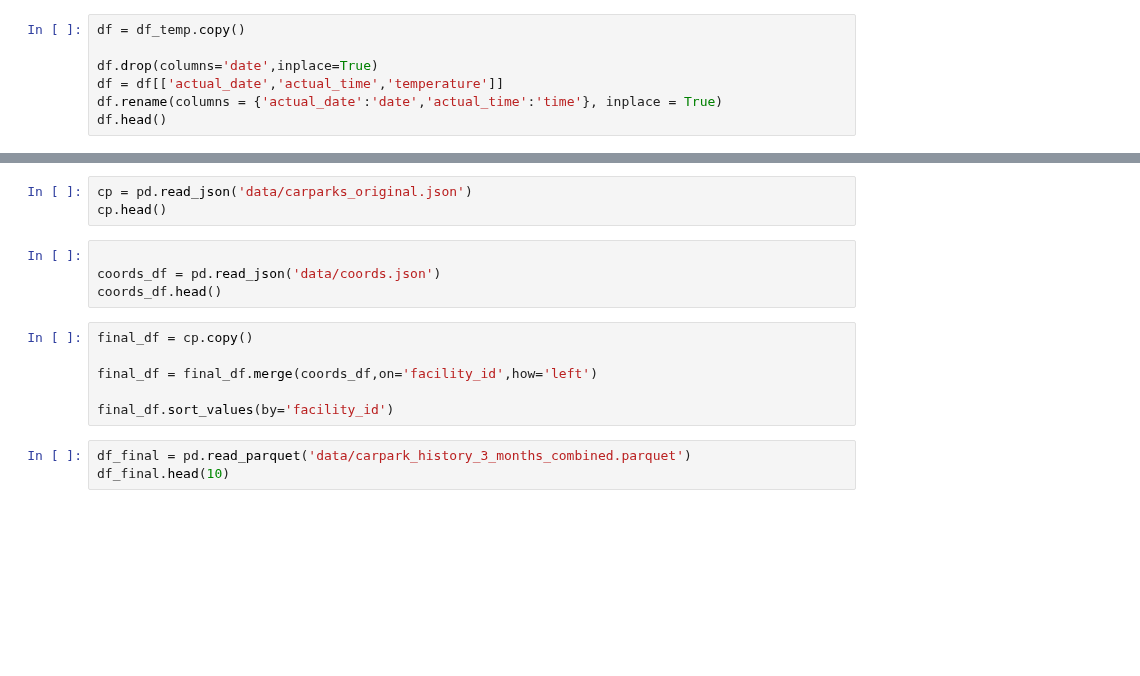
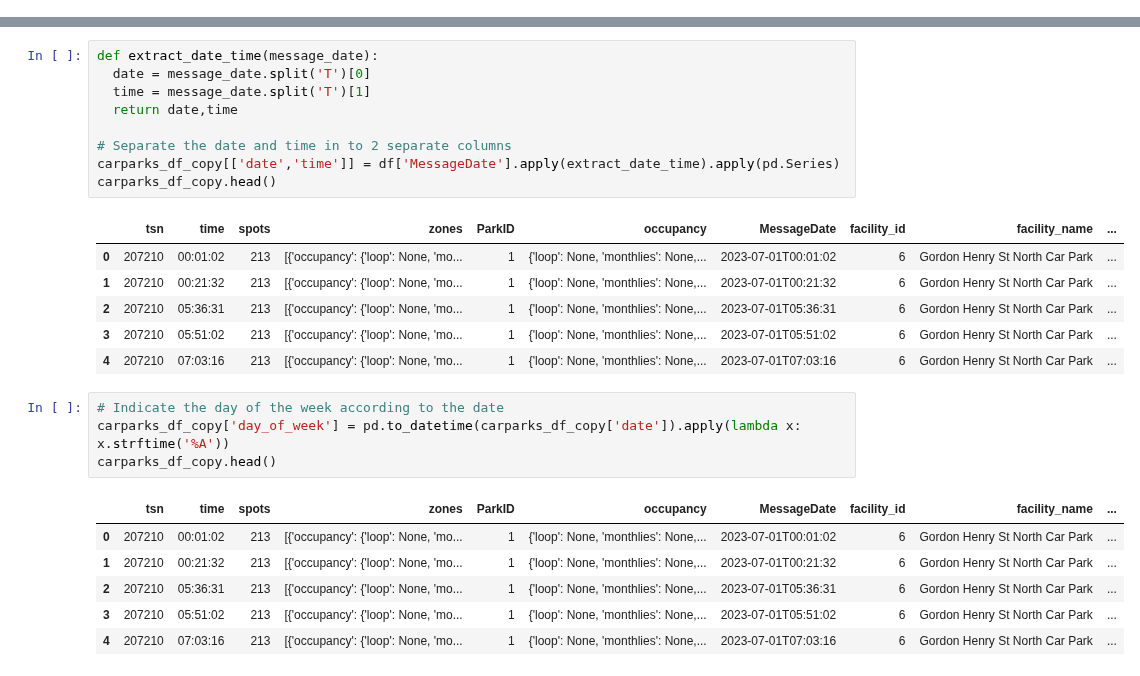
Before and after one commit to M13Mwongo/parking-spot-predictor, a Jupyter notebook: requests_mwiti.ipynb, the cells around one changed output, grey strips where cells are left out. Cells and saved outputs as stored; diff of their text form; blank space fills up the shorter version.

```diff
--- a/requests_mwiti.ipynb
+++ b/requests_mwiti.ipynb
@@ -269,7 +18,0 @@ df_temp
-# %%
-df = df_temp.copy()
-
-df.drop(columns='date',inplace=True)
-df = df[['actual_date','actual_time','temperature']]
-df.rename(columns = {'actual_date':'date','actual_time':'time'}, inplace = True)
-df.head()
@@ -293,16 +19,27 @@ df_aggregate
-# %%
-cp = pd.read_json('data/carparks_original.json')
-cp.head()
-# %%
-
-coords_df = pd.read_json('data/coords.json')
-coords_df.head()
-# %%
-final_df = cp.copy()
-
-final_df = final_df.merge(coords_df,on='facility_id',how='left')
-
-final_df.sort_values(by='facility_id')
-# %%
-df_final = pd.read_parquet('data/carpark_history_3_months_combined.parquet')
-df_final.head(10)
+# %%
+def extract_date_time(message_date):
+  date = message_date.split('T')[0]
+  time = message_date.split('T')[1]
+  return date,time
+
+# Separate the date and time in to 2 separate columns
+carparks_df_copy[['date','time']] = df['MessageDate'].apply(extract_date_time).apply(pd.Series)
+carparks_df_copy.head()
+# %% [output]
+|  | tsn | time | spots | zones | ParkID | occupancy | MessageDate | facility_id | facility_name | ... |
+| 0 | 207210 | 00:01:02 | 213 | [{'occupancy': {'loop': None, 'mo... | 1 | {'loop': None, 'monthlies': None,... | 2023-07-01T00:01:02 | 6 | Gordon Henry St North Car Park | ... |
+| 1 | 207210 | 00:21:32 | 213 | [{'occupancy': {'loop': None, 'mo... | 1 | {'loop': None, 'monthlies': None,... | 2023-07-01T00:21:32 | 6 | Gordon Henry St North Car Park | ... |
+| 2 | 207210 | 05:36:31 | 213 | [{'occupancy': {'loop': None, 'mo... | 1 | {'loop': None, 'monthlies': None,... | 2023-07-01T05:36:31 | 6 | Gordon Henry St North Car Park | ... |
+| 3 | 207210 | 05:51:02 | 213 | [{'occupancy': {'loop': None, 'mo... | 1 | {'loop': None, 'monthlies': None,... | 2023-07-01T05:51:02 | 6 | Gordon Henry St North Car Park | ... |
+| 4 | 207210 | 07:03:16 | 213 | [{'occupancy': {'loop': None, 'mo... | 1 | {'loop': None, 'monthlies': None,... | 2023-07-01T07:03:16 | 6 | Gordon Henry St North Car Park | ... |
+# %%
+# Indicate the day of the week according to the date
+carparks_df_copy['day_of_week'] = pd.to_datetime(carparks_df_copy['date']).apply(lambda x: x.strftime('%A'))
+carparks_df_copy.head()
+# %% [output]
+|  | tsn | time | spots | zones | ParkID | occupancy | MessageDate | facility_id | facility_name | ... |
+| 0 | 207210 | 00:01:02 | 213 | [{'occupancy': {'loop': None, 'mo... | 1 | {'loop': None, 'monthlies': None,... | 2023-07-01T00:01:02 | 6 | Gordon Henry St North Car Park | ... |
+| 1 | 207210 | 00:21:32 | 213 | [{'occupancy': {'loop': None, 'mo... | 1 | {'loop': None, 'monthlies': None,... | 2023-07-01T00:21:32 | 6 | Gordon Henry St North Car Park | ... |
+| 2 | 207210 | 05:36:31 | 213 | [{'occupancy': {'loop': None, 'mo... | 1 | {'loop': None, 'monthlies': None,... | 2023-07-01T05:36:31 | 6 | Gordon Henry St North Car Park | ... |
+| 3 | 207210 | 05:51:02 | 213 | [{'occupancy': {'loop': None, 'mo... | 1 | {'loop': None, 'monthlies': None,... | 2023-07-01T05:51:02 | 6 | Gordon Henry St North Car Park | ... |
+| 4 | 207210 | 07:03:16 | 213 | [{'occupancy': {'loop': None, 'mo... | 1 | {'loop': None, 'monthlies': None,... | 2023-07-01T07:03:16 | 6 | Gordon Henry St North Car Park | ... |
```
Also changed, not shown: parts of 23 cells of this notebook, 5 other files.
